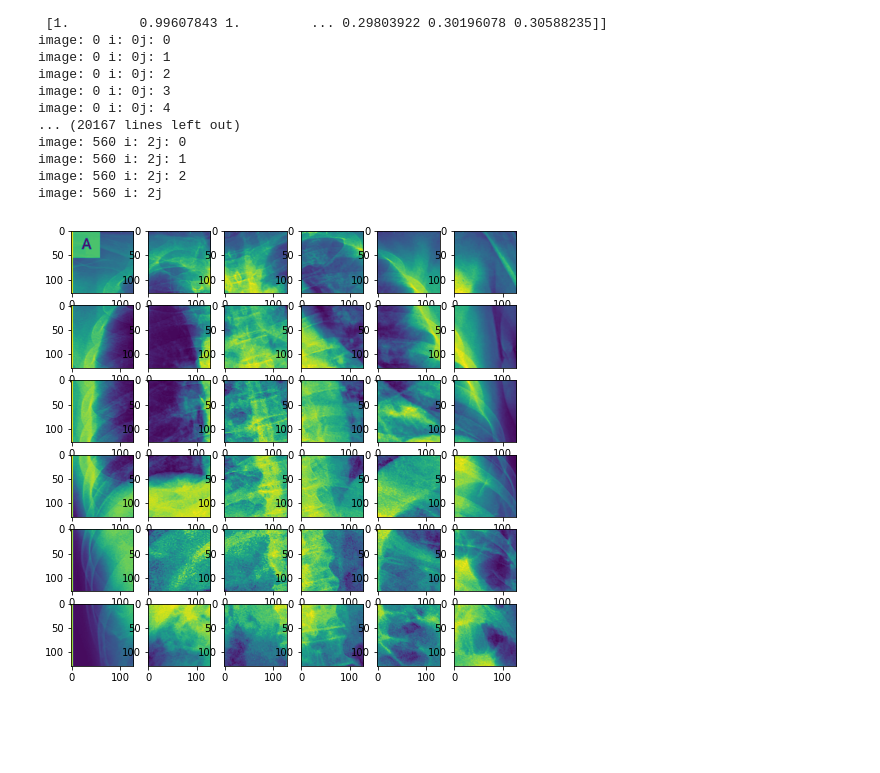
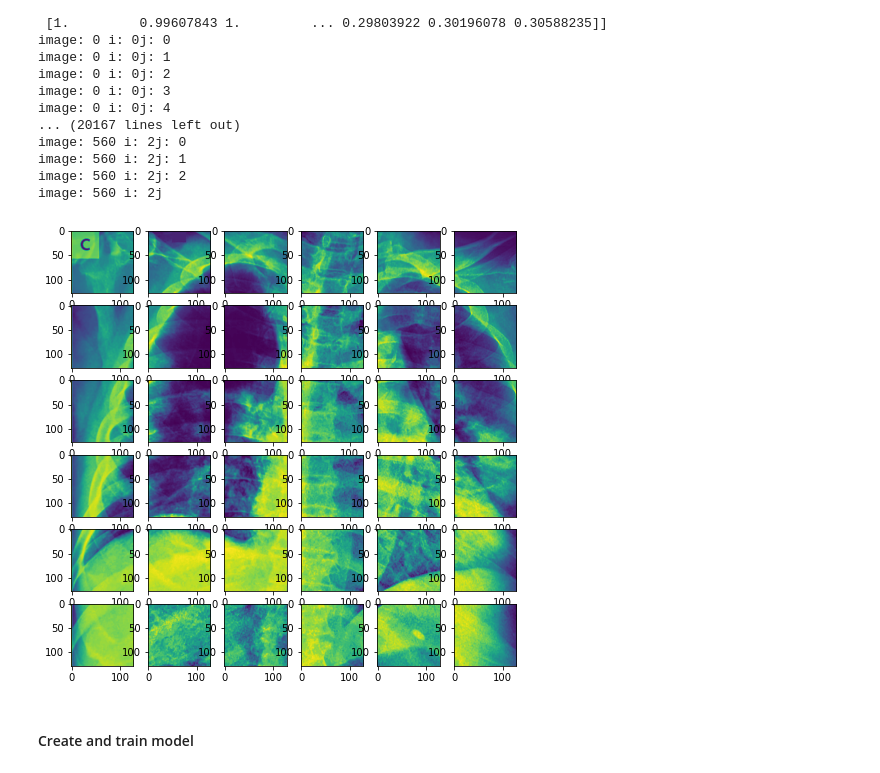
Before and after one commit to gdosulli/CS254_COVID, a Jupyter notebook: GOBT_CS254_MLCOVID.ipynb, the cells around one changed output. Drawn from its saved outputs; the diff is of its cells as text; code cells hidden in the pictures; blank space fills up the shorter version.

```diff
--- a/GOBT_CS254_MLCOVID.ipynb
+++ b/GOBT_CS254_MLCOVID.ipynb
@@ -31,8 +33,10 @@ for image in data:
     if diagnosis != "covid-19":
         if diagnosis == "todo":
             # if not classified yet target = -1
-            d['filename'].append(image[23])
-            d['target'].append(-1)
+            # d['filename'].append(image[23])
+            # d['target'].append(-1)
+            # ignore unknown data
+            continue
         else:
             # if not COVID-19 target = 0
             d['filename'].append(image[23])
@@ -270,10 +283,12 @@ image: 560 i: 2j
 # %%
 fig, axs = plt.subplots(6, 6, figsize=(8, 8))
 
-ind = 0
+ind = 72
 for i in range(6):
     for j in range(6):
         axs[i][j].imshow(red_images[ind])
         ind += 1
 # %% [output]
-[figure, old version]
+[figure, new version]
+# %% [markdown]
+#### Create and train model
```
Also changed, not shown: parts of 12 cells of this notebook.
